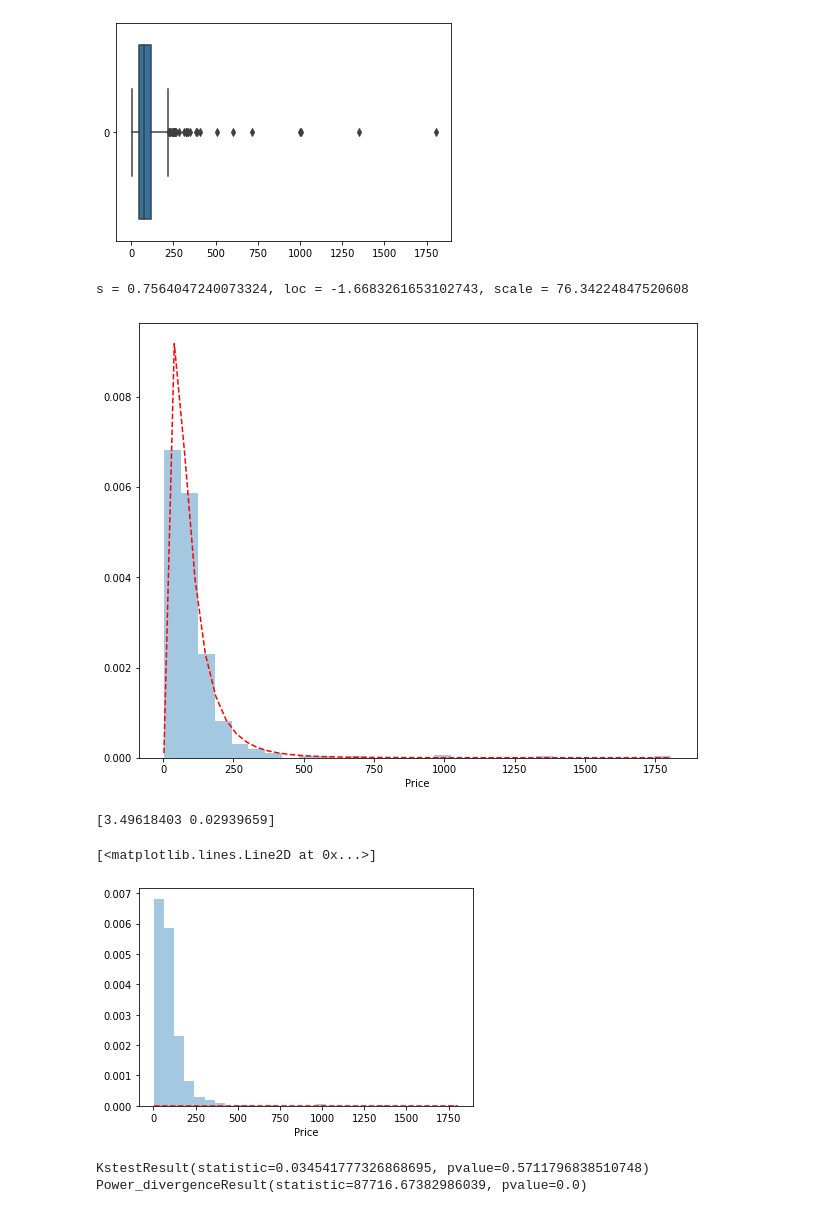
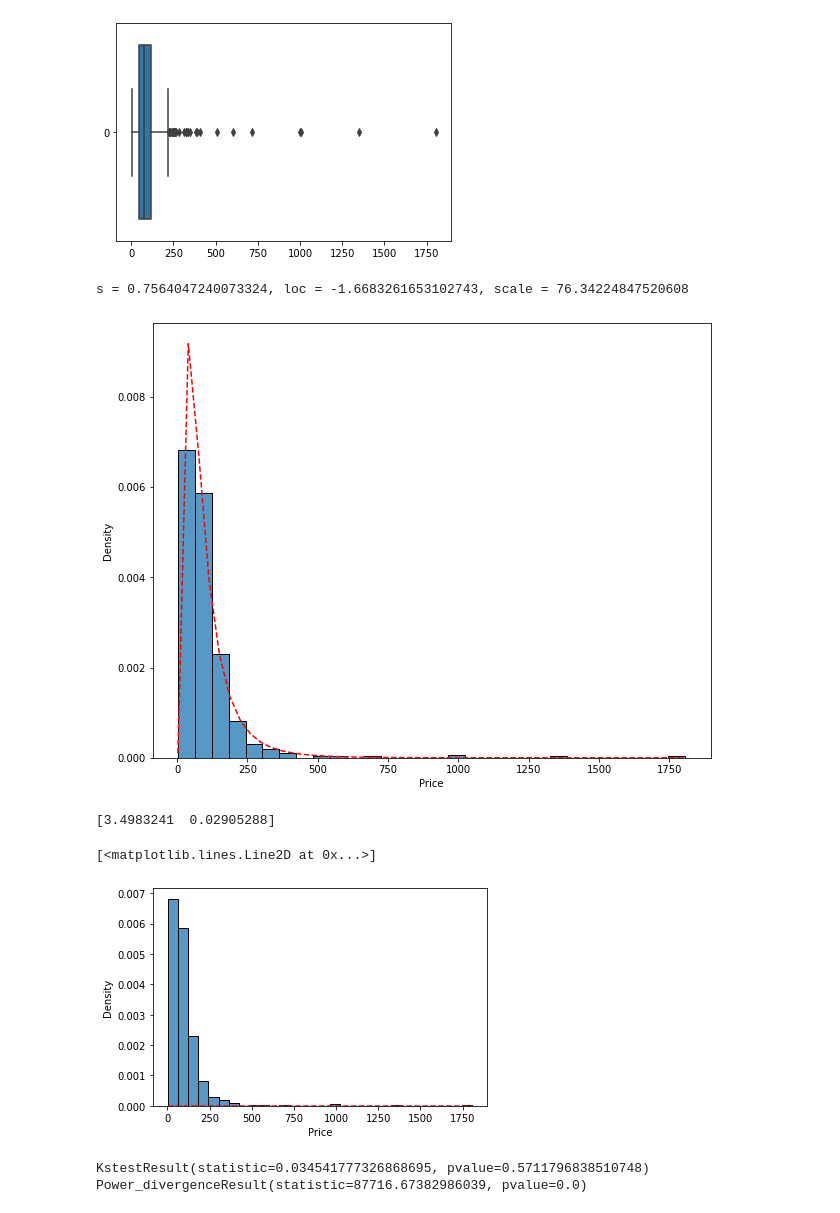
Before and after one commit to morkovka1337/multidimensional_data_processing, a Jupyter notebook: task1.ipynb, the cells around one changed output. Cells and saved outputs as stored; diff of their text form; code cells hidden in the pictures.

```diff
--- a/task1.ipynb
+++ b/task1.ipynb
@@ -55,38 +55,34 @@ plt.figure(figsize=(10, 8))
 x = np.linspace(np.min(price), np.max(price))
 params = scipy.stats.lognorm.fit(price)
 print(f's = {params[0]}, loc = {params[1]}, scale = {params[2]}')
-sns.distplot(price, kde=False, bins=30, norm_hist=True, label=f'Average price in dollars')
+sns.histplot(price, kde=False, bins=30, stat='density', label=f'Average price in dollars')
 pdf = scipy.stats.lognorm.pdf((x - params[1]) / params[2], params[0]) / params[2]
 plt.plot(x, pdf, 'r--')
 plt.show()
 # %% [output]
 s = 0.7564047240073324, loc = -1.6683261653102743, scale = 76.34224847520608
-[figure, old version]
+[figure, new version]
 # %%
 def lognorm_pdf(x, mu, sigma):
     exp = np.exp(-(np.log(x) - mu)**2 / (2 * sigma ** 2))
     frac = 1 / (x * sigma * (2 * np.pi) ** 0.5)
     return frac * exp
 
-
-
-hist = np.histogram(price, bins=30, normed=True)
-freq = [(hist[1][i+1] - hist[1][i]) * hist[0][i] for i in range(len(hist[1]) - 1)]
-# freq = hist[0]
-positions = [(hist[1][i] + hist[1][i+1])/2  for i in range(len(hist[1]) - 1)]
-
+hist, bin_edges = np.histogram(price, bins=30, density=True)
+freq = [(bin_edges[i+1] - bin_edges[i]) * hist[i] for i in range(len(hist) - 1)]
+positions = [(bin_edges[i] + bin_edges[i+1])/2  for i in range(len(hist) - 1)]
 res_lsq, _ = scipy.optimize.curve_fit(lognorm_pdf, positions, freq)
 print(res_lsq)
 mu, sigma = res_lsq
 x = np.linspace(np.min(price), np.max(price))
 pdf = scipy.stats.lognorm.pdf(x , s =  sigma, loc=mu)
-sns.distplot(price, kde=False, bins=30, norm_hist=True, label=f'Average price in dollars')
+sns.histplot(price, kde=False, bins=30, stat='density', label=f'Average price in dollars')
 
 plt.plot(x, pdf, 'r--')
 # %% [output]
-[3.49618403 0.02939659]
+[3.4983241  0.02905288]
 [<matplotlib.lines.Line2D at 0x...>]
-[figure, old version]
+[figure, new version]
 # %%
 
 ks = scipy.stats.kstest(price, 'lognorm', params, N=100)
```
Also changed, not shown: parts of 1 cell of this notebook.
